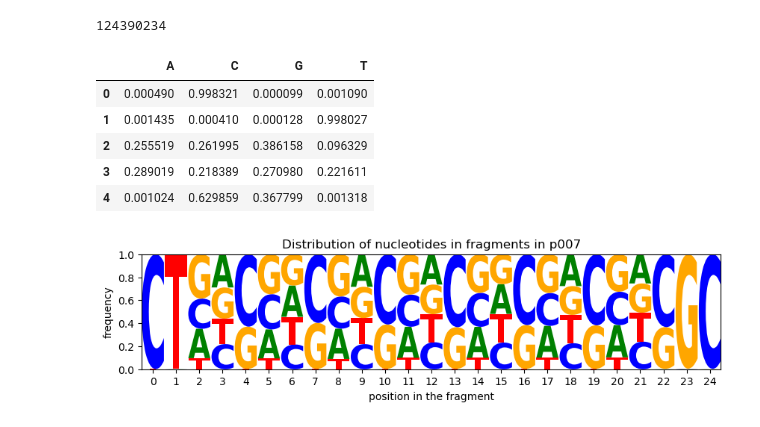
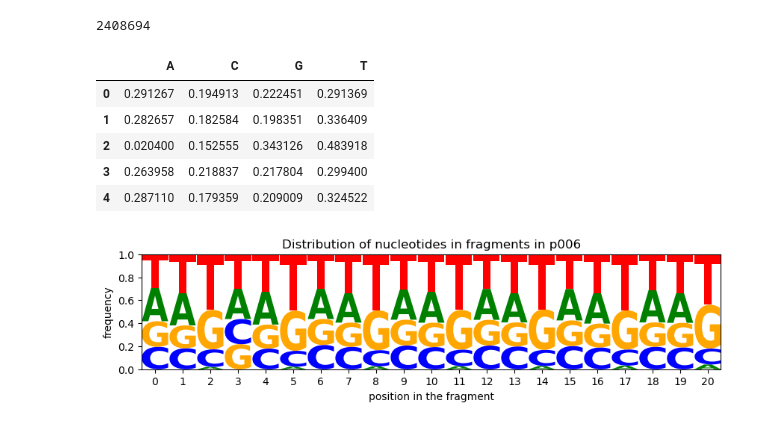
Before and after one commit to JaSt17/raaven_Pipeline, a Jupyter notebook: Plotting_Scripts/barcode_fragment_logo.ipynb, the cells around one changed output. Drawn from its saved outputs; the diff is of its cells as text; code cells hidden in the pictures.

Commit message:
Updated the logo plots and added feature to the analysis of the librarys

```diff
--- a/Plotting_Scripts/barcode_fragment_logo.ipynb
+++ b/Plotting_Scripts/barcode_fragment_logo.ipynb
@@ -1,23 +1,22 @@
 # %%
 from Bio import SeqIO
-import gzip
 
-# Define the input file
-input_file = "/lunarc/nobackup/projects/lu2024-17-19/J_rAAven/BRAVE/raav-60/p007/barcode_fragment/fragment_p007.fastq.gz"
+# Define the input file (regular FASTQ, not gzipped)
+input_file = "/lunarc/nobackup/projects/lu2024-17-19/J_rAAven/BRAVE/raav-60/p006/barcode_fragment/unique_fragments.fasta"
 # Define the length of the sequences
-length = 25
+length = 21
 
 # Extract sequences
 sequences = []
-with gzip.open(input_file, "rt") as handle:
-    for record in SeqIO.parse(handle, "fastq"):
+with open(input_file, "r") as handle:  # Use open instead of gzip.open
+    for record in SeqIO.parse(handle, "fasta"):
         sequences.append(str(record.seq))
 
-# only keep sequences of length
+# Only keep sequences of the specified length
 sequences = [seq for seq in sequences if len(seq) == length]
-len(sequences)
+print(len(sequences))
 # %% [output]
-124390234
+2408694
 # %%
 import pandas as pd
 import logomaker
@@ -38,26 +37,26 @@ probability_df = probability_df.T
 probability_df.head()
 # %% [output]
 |  | A | C | G | T |
-| 0 | 0.000490 | 0.998321 | 0.000099 | 0.001090 |
-| 1 | 0.001435 | 0.000410 | 0.000128 | 0.998027 |
-| 2 | 0.255519 | 0.261995 | 0.386158 | 0.096329 |
-| 3 | 0.289019 | 0.218389 | 0.270980 | 0.221611 |
-| 4 | 0.001024 | 0.629859 | 0.367799 | 0.001318 |
+| 0 | 0.291267 | 0.194913 | 0.222451 | 0.291369 |
+| 1 | 0.282657 | 0.182584 | 0.198351 | 0.336409 |
+| 2 | 0.020400 | 0.152555 | 0.343126 | 0.483918 |
+| 3 | 0.263958 | 0.218837 | 0.217804 | 0.299400 |
+| 4 | 0.287110 | 0.179359 | 0.209009 | 0.324522 |
 # %%
 import matplotlib.pyplot as plt
 
 # Create the logo
 logo = logomaker.Logo(probability_df, figsize=(10, 2))
 
 # Style the ticks (optional)
 logo.style_xticks(anchor=0, spacing=1)
 
 # Add title, x-label, and y-label
-plt.title("Distribution of nucleotides in fragments in p007")
+plt.title("Distribution of nucleotides in fragments in p006")
 plt.xlabel("position in the fragment")
 plt.ylabel("frequency")
-plt.savefig("plots/frag_dist_p007.png", dpi=300)
+plt.savefig("plots/logos/frag_dist_p006.png", dpi=300)
 # Display the plot
 plt.show()
 # %% [output]
-[figure, old version]
+[figure, new version]
```
Also changed, not shown: 11 other files.
